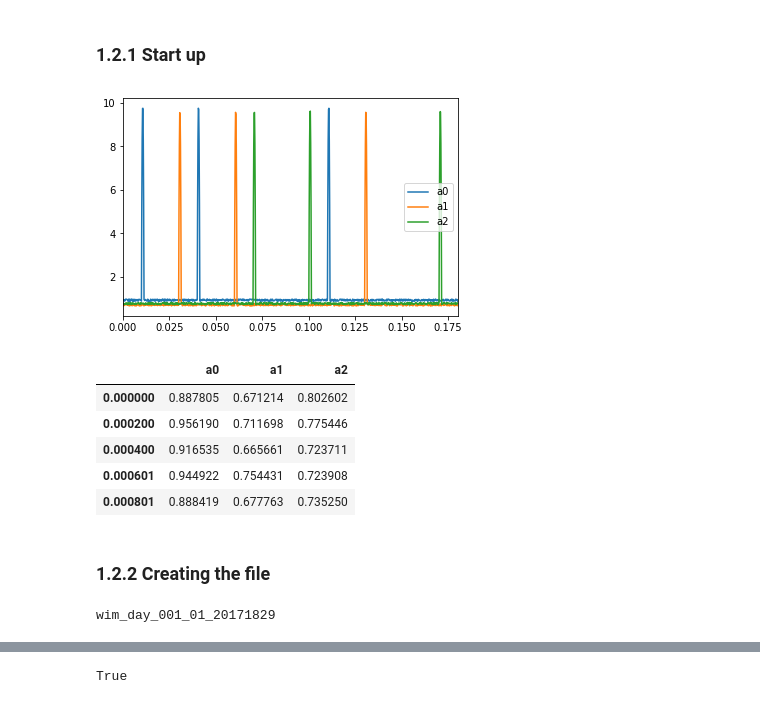
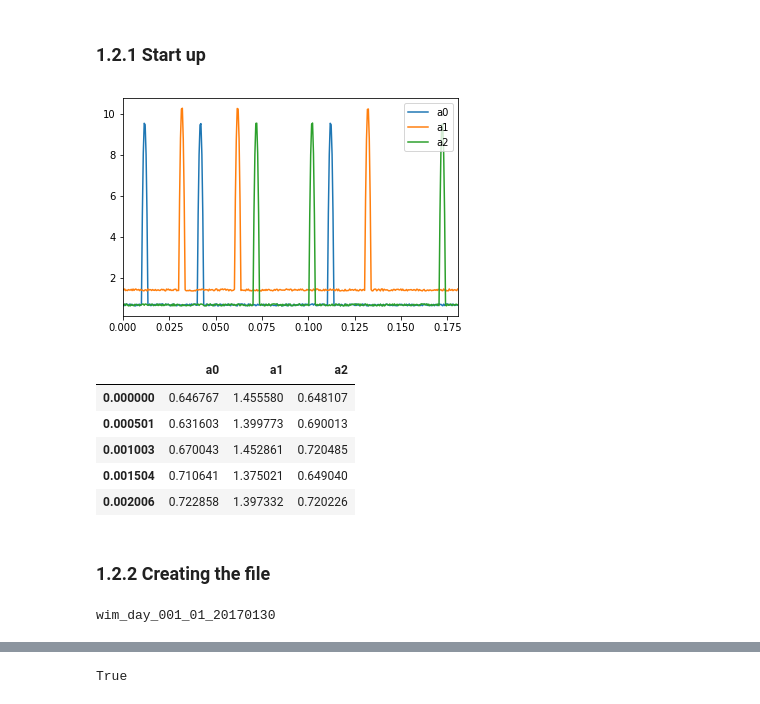
Before and after one commit to OpenWIM/pywim, a Jupyter notebook: notebooks/StorageRawData.ipynb, the cells around one changed output, grey strips where cells are left out. Saved outputs shown, nothing was run; the diff lists cells and outputs as text; code cells hidden in the pictures.

```diff
--- a/notebooks/StorageRawData.ipynb
+++ b/notebooks/StorageRawData.ipynb
@@ -92,24 +93,27 @@ sys.path.insert(0, os.path.dirname(os.getcwd()))
 from pywim.utils.dsp.synthetic_data.sensor_data import gen_truck_raw_data
 # %%
 # generates a synthetic data
+sample_rate = 2000
+sensors_distance = [1, 2]
+
 data = gen_truck_raw_data(
-    sample_rate=5000, speed=50, vehicle_layout='O--O------O-',
-    sensors_distance= [1, 2], p_signal_noise=10.0
+    sample_rate=sample_rate, speed=50, vehicle_layout='O--O------O-',
+    sensors_distance=sensors_distance, p_signal_noise=10.0
 )
 
 data.plot()
 plt.show()
 # %% [output]
-[figure, old version]
+[figure, new version]
 # %%
 data.head()
 # %% [output]
 |  | a0 | a1 | a2 |
-| 0.000000 | 0.887805 | 0.671214 | 0.802602 |
-| 0.000200 | 0.956190 | 0.711698 | 0.775446 |
-| 0.000400 | 0.916535 | 0.665661 | 0.723711 |
-| 0.000601 | 0.944922 | 0.754431 | 0.723908 |
-| 0.000801 | 0.888419 | 0.677763 | 0.735250 |
+| 0.000000 | 0.646767 | 1.455580 | 0.648107 |
+| 0.000501 | 0.631603 | 1.399773 | 0.690013 |
+| 0.001003 | 0.670043 | 1.452861 | 0.720485 |
+| 0.001504 | 0.710641 | 1.375021 | 0.649040 |
+| 0.002006 | 0.722858 | 1.397332 | 0.720226 |
 # %% [markdown]
 ### 1.2.2 Creating the file
 # %%
@@ -120,13 +124,13 @@ collection_type = 'day'  # stored per day
 
 f_id = 'wim_{}_{}_{}_{}'.format(
     collection_type, site_id, lane_id,
-    date_time.strftime('%Y%M%d')
+    date_time.strftime('%Y%m%d')
 )
 
 f = h5py.File('/tmp/{}.h5'.format(f_id), 'w')
 print(f_id)
 # %% [output]
-wim_day_001_01_20171829
+wim_day_001_01_20170130
 # %%
 dset_id = 'run_{}_{}_{}'.format(
     site_id, lane_id, date_time.strftime('%Y%M%d_%H%M%S')
```
Also changed, not shown: parts of 6 cells of this notebook, 4 other files.
